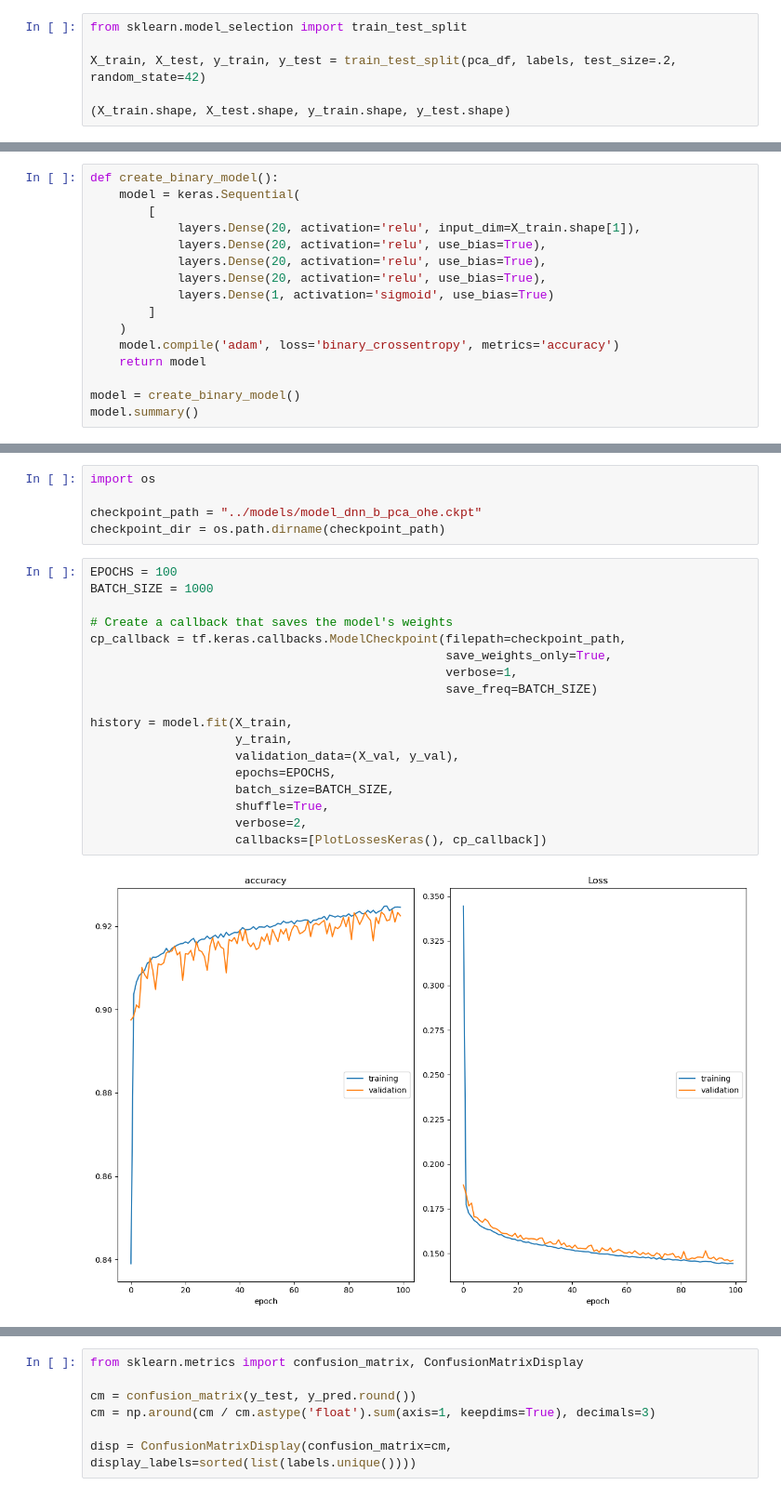
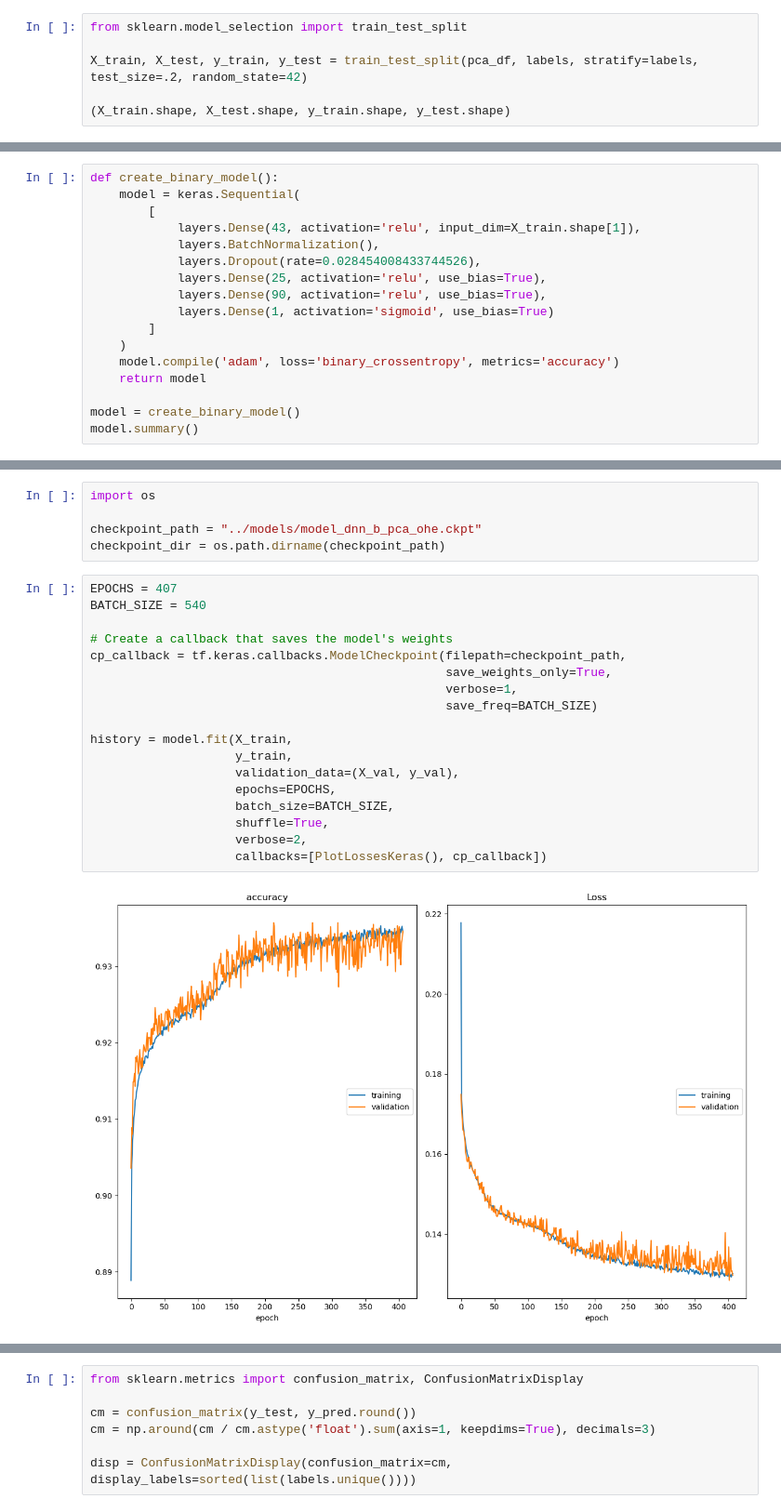
Before and after one commit to Janko-dev/ktai_ids, a Jupyter notebook: src/dnn_pca_ohe.ipynb, the cells around one changed output, grey strips where cells are left out. Shown: that part at 93% size. Drawn from its saved outputs; the diff is of its cells as text.

```diff
--- a/src/dnn_pca_ohe.ipynb
+++ b/src/dnn_pca_ohe.ipynb
@@ -125,7 +125,7 @@ Split the dataset into train, test sets with a test set size of 0.2 of total siz
 # %%
 from sklearn.model_selection import train_test_split
 
-X_train, X_test, y_train, y_test = train_test_split(pca_df, labels, test_size=.2, random_state=42)
+X_train, X_test, y_train, y_test = train_test_split(pca_df, labels, stratify=labels, test_size=.2, random_state=42)
 
 (X_train.shape, X_test.shape, y_train.shape, y_test.shape)
 # %% [output]
@@ -184,10 +184,11 @@ Requirement already satisfied: six>=1.5 in c:\users\baljanj\anaconda3\envs\ktai\
 def create_binary_model():
     model = keras.Sequential(
         [
-            layers.Dense(20, activation='relu', input_dim=X_train.shape[1]),
-            layers.Dense(20, activation='relu', use_bias=True),
-            layers.Dense(20, activation='relu', use_bias=True),
-            layers.Dense(20, activation='relu', use_bias=True),
+            layers.Dense(43, activation='relu', input_dim=X_train.shape[1]),
+            layers.BatchNormalization(),
+            layers.Dropout(rate=0.028454008433744526),
+            layers.Dense(25, activation='relu', use_bias=True),
+            layers.Dense(90, activation='relu', use_bias=True),
             layers.Dense(1, activation='sigmoid', use_bias=True)
         ]
     )
@@ -222,23 +221,23 @@ import os
 checkpoint_path = "../models/model_dnn_b_pca_ohe.ckpt"
 checkpoint_dir = os.path.dirname(checkpoint_path)
 # %%
-EPOCHS = 100
-BATCH_SIZE = 1000
+EPOCHS = 407
+BATCH_SIZE = 540
 
 # Create a callback that saves the model's weights
 cp_callback = tf.keras.callbacks.ModelCheckpoint(filepath=checkpoint_path,
                                                  save_weights_only=True,
                                                  verbose=1,
                                                  save_freq=BATCH_SIZE)
 
 history = model.fit(X_train,
                     y_train,
                     validation_data=(X_val, y_val),
                     epochs=EPOCHS,
                     batch_size=BATCH_SIZE,
                     shuffle=True,
                     verbose=2,
                     callbacks=[PlotLossesKeras(), cp_callback])
 # %% [output]
-[figure, old version]
+[figure, new version]
 accuracy
```
Also changed, not shown: parts of 15 cells of this notebook, 13 other files.
